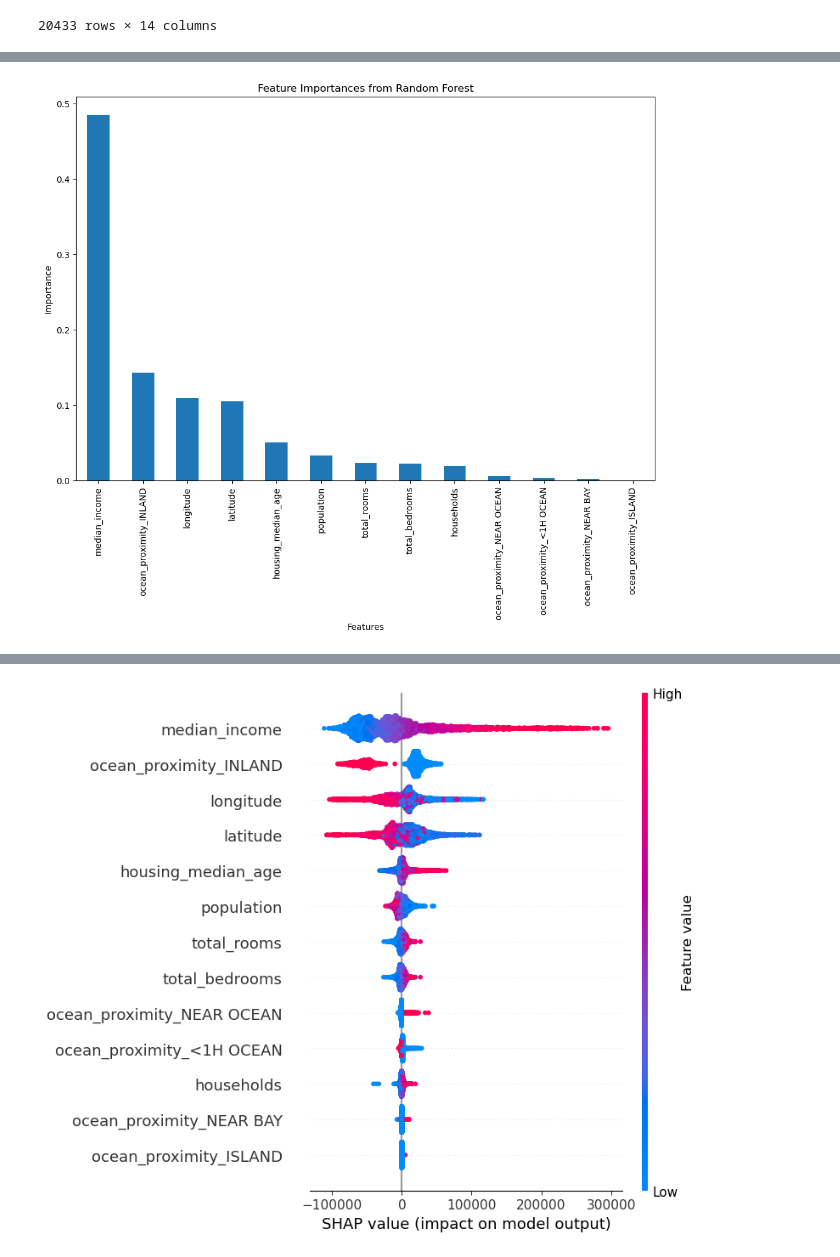
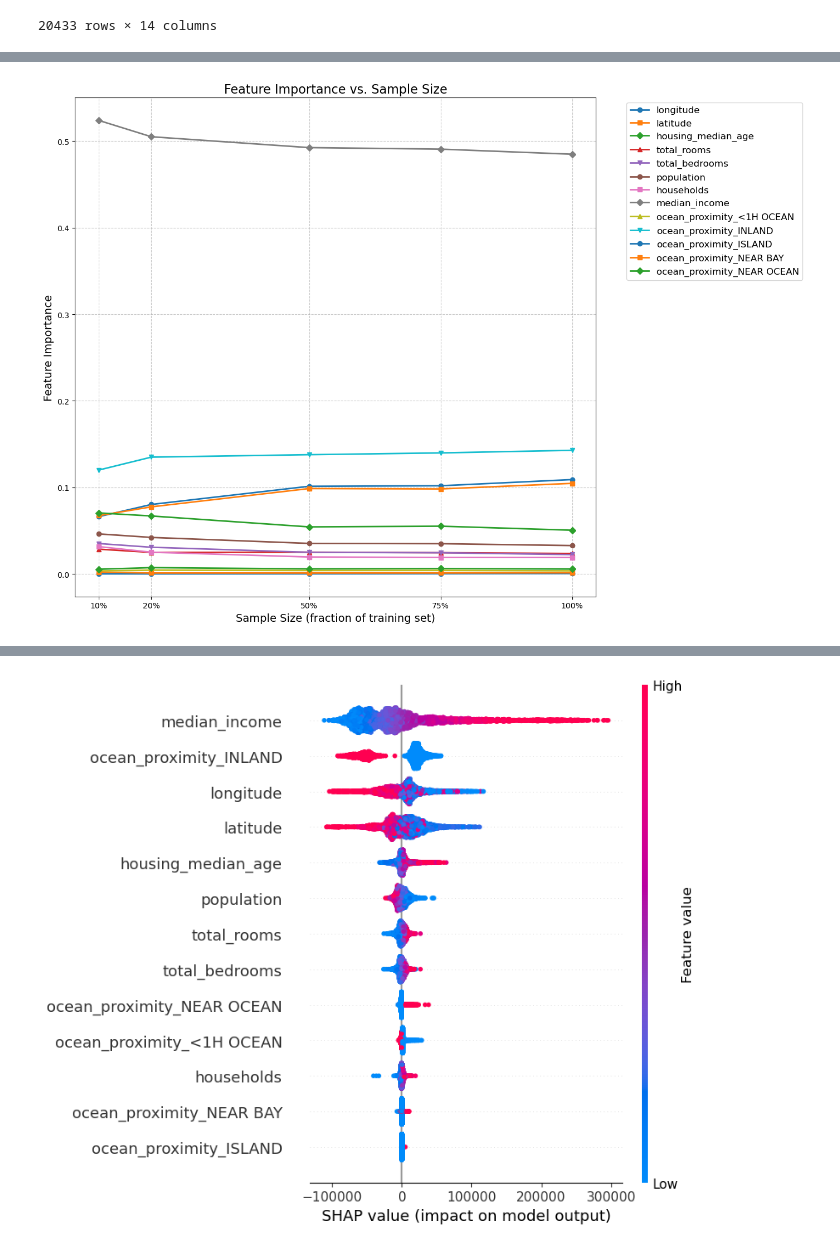
Before and after one commit to alyvalerio/TERM4-LT8, a Jupyter notebook: ML2/INTERPRETABILITY/ML2-HW3-LT8.ipynb, the cells around one changed output, grey strips where cells are left out. Cells and saved outputs as stored; diff of their text form; code cells hidden in the pictures.

```diff
--- a/ML2/INTERPRETABILITY/ML2-HW3-LT8.ipynb
+++ b/ML2/INTERPRETABILITY/ML2-HW3-LT8.ipynb
@@ -86,49 +101,73 @@ y = data['median_house_value']
 # Split the data into training and test sets
 X_train, X_test, y_train, y_test = train_test_split(X, y, test_size=0.25, random_state=42)
 # %%
-from sklearn.model_selection import train_test_split
-from sklearn.ensemble import RandomForestRegressor
-from sklearn.metrics import mean_absolute_error, mean_squared_error, r2_score
 import pandas as pd
 import numpy as np
 import matplotlib.pyplot as plt
+from sklearn.model_selection import train_test_split
+from sklearn.ensemble import RandomForestRegressor
+from sklearn.metrics import mean_absolute_error, r2_score
 
-# Define features and target variable
-X = data.drop('median_house_value', axis=1)
-y = data['median_house_value']
+# Define the sample sizes as percentages of the training set
+sample_sizes = [0.1, 0.2, 0.5, 0.75, 1.0]  # 10%, 20%, 50%, 75%, and 100% of the training data
+feature_importances_df = pd.DataFrame()
+mae_scores = []
+r2_scores = []
 
-# Split the data into training and validation sets
-X_train, X_val, y_train, y_val = train_test_split(X, y, test_size=0.2, random_state=42)
+# Loop through each sample size, train the model, and record feature importances and validation metrics
+for sample_size in sample_sizes:
+    if sample_size < 1.0:
+        # Sample the training data
+        X_sample, _, y_sample, _ = train_test_split(X_train, y_train, train_size=sample_size, random_state=42)
+    else:
+        # Use the full training set
+        X_sample, y_sample = X_train, y_train
 
-# Train a basic Random Forest model
-model = RandomForestRegressor(n_estimators=100, random_state=42)
-model.fit(X_train, y_train)
+    # Train the Random Forest model
+    model = RandomForestRegressor(n_estimators=100, random_state=42)
+    model.fit(X_sample, y_sample)
 
-# Get feature importances
-importances = model.feature_importances_
-feature_importances = pd.Series(importances, index=X.columns).sort_values(ascending=False)
+    # Get feature importances
+    importances = model.feature_importances_
+    feature_importances_df[sample_size] = importances
 
-# Predict on the validation set
-y_pred = model.predict(X_val)
+    # Predict on the validation set and calculate metrics
+    y_pred = model.predict(X_val)
+    #mae = mean_absolute_error(y_val, y_pred)
+    r2 = r2_score(y_val, y_pred)
 
-# Calculate validation metrics
-mae = mean_absolute_error(y_val, y_pred)
-mse = mean_squared_error(y_val, y_pred)
-rmse = np.sqrt(mse)
-r2 = r2_score(y_val, y_pred)
+    # Store the metrics
+    #mae_scores.append(mae)
+    r2_scores.append(r2)
 
-# Display validation metrics
-print("\nValidation Metrics:")
-print(f"Mean Absolute Error (MAE): {mae}")
-print(f"Mean Squared Error (MSE): {mse}")
-print(f"Root Mean Squared Error (RMSE): {rmse}")
-print(f"R-squared (R²): {r2}")
+# Set feature names as the index
+feature_importances_df.index = X.columns
 
-# Plot feature importances
-plt.figure(figsize=(12, 8))
-feature_importances.plot(kind='bar')
-plt.title('Feature Importances from Random Forest')
-plt.xlabel('Features')
-plt.ylabel('Importance')
+# Plot feature importance changes with a clean layout
+plt.figure(figsize=(14, 10))
+markers = ['o', 's', 'D', '^', 'v']  # Different markers for each sample size
+
+for i, feature in enumerate(feature_importances_df.index):
+    plt.plot(sample_sizes, feature_importances_df.loc[feature], label=feature, marker=markers[i % len(markers)], linewidth=2)
+
+plt.title('Feature Importance vs. Sample Size', fontsize=16)
+plt.xlabel('Sample Size (fraction of training set)', fontsize=14)
+plt.ylabel('Feature Importance', fontsize=14)
+plt.xticks(sample_sizes, [f'{int(size * 100)}%' for size in sample_sizes])  # Customize x-axis labels
+plt.legend(bbox_to_anchor=(1.05, 1), loc='upper left', fontsize=12)
+plt.grid(True, linestyle='--', alpha=0.7)
+plt.tight_layout()  # Adjust layout for better viewing
 plt.show()
+
+# Plot R² metrics
+plt.figure(figsize=(10, 6))
+plt.plot(sample_sizes, r2_scores, marker='s', label="R-squared (R²)", color='g')
+plt.title("Validation Metrics vs. Sample Size", fontsize=16)
+plt.xlabel("Sample Size (fraction of training set)", fontsize=14)
+plt.ylabel("Metric Value", fontsize=14)
+plt.xticks(sample_sizes, [f'{int(size * 100)}%' for size in sample_sizes])
+plt.legend()
+plt.grid(True, linestyle='--', alpha=0.7)
+plt.tight_layout()
+plt.show()
 # %% [output]
@@ -140 +174 @@ R-squared (R²): 0.8262504702161796
-[figure, old version]
+[figure, new version]
```
Also changed, not shown: parts of 17 cells of this notebook.
